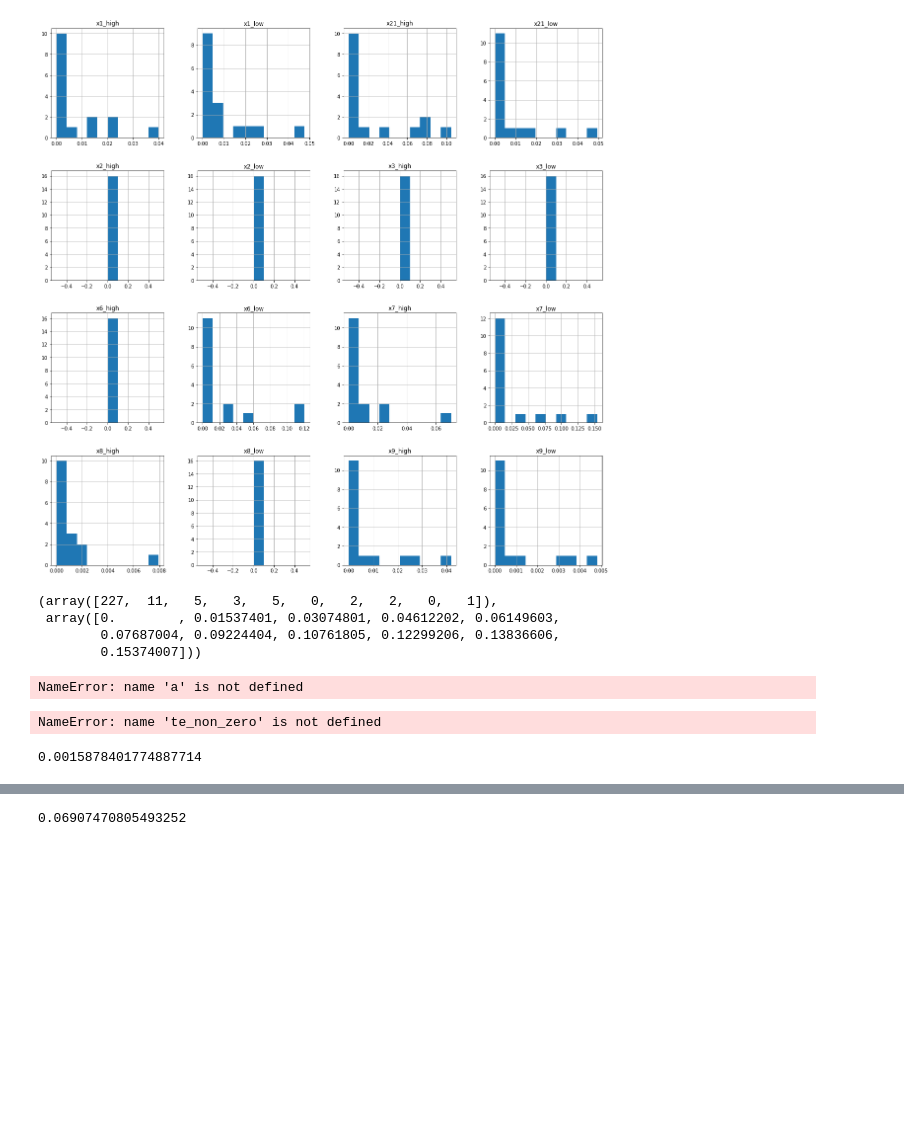
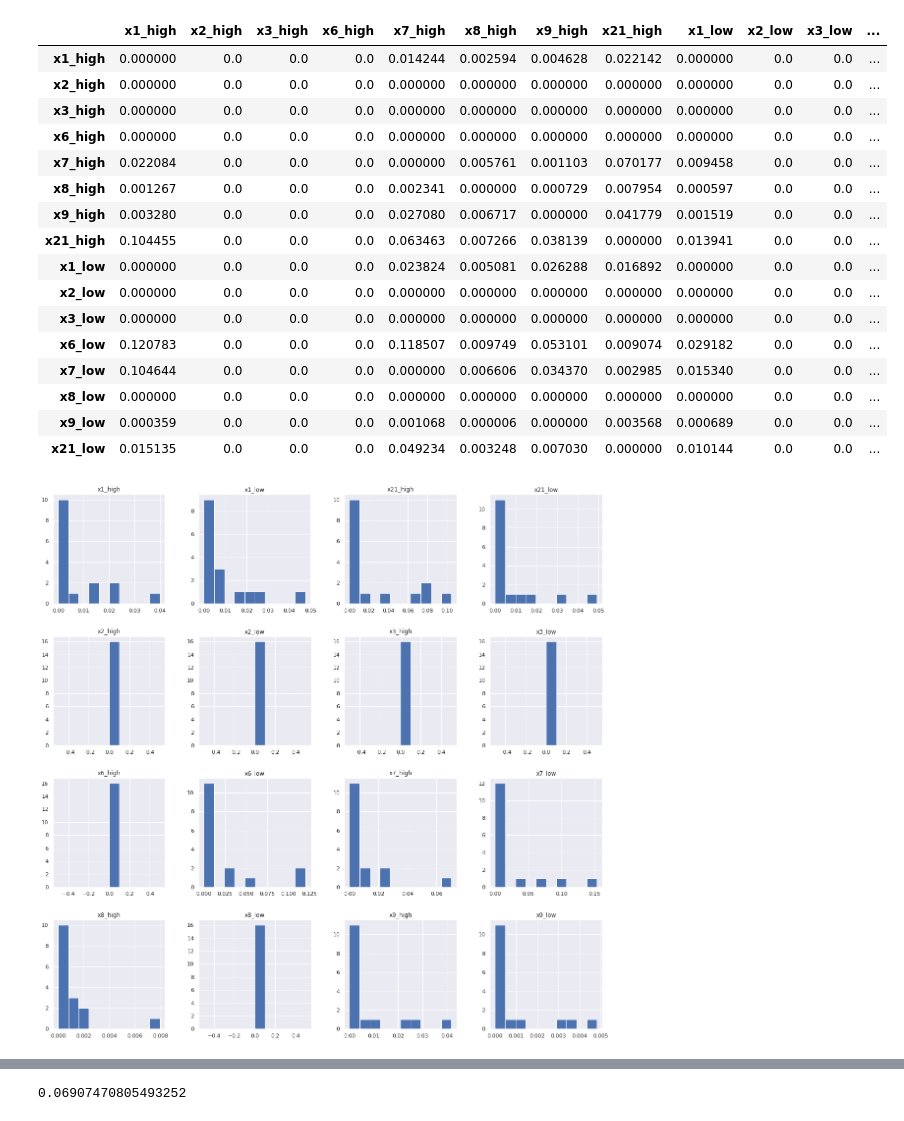
Before and after one commit to ruteee/pesquisa, a Jupyter notebook: resultados_defesa.ipynb, the cells around one changed output, grey strips where cells are left out. Cells and saved outputs as stored; diff of their text form; code cells hidden in the pictures; blank space fills up the shorter version.

```diff
--- a/resultados_defesa.ipynb
+++ b/resultados_defesa.ipynb
@@ -49,34 +50,36 @@ dist6_novo_alm.index= pd.to_datetime(dist6_novo_alm.index, unit='min')
 # %%
 dist6_novo_alm_5 = te.apply_roll_mean(dist6_novo_alm,5)
+# %%
+
+df_te_11_50 = pd.read_csv("resultados_defesa/df_te_novo50_k1l1.csv", index_col=0)
+
+
+names = high_names+low_names
+rename = {key:value for key, value in zip(df_te_11_50.columns,names)}
+df_te_11_50.rename(rename, axis='columns')
+# %% [output]
+|  | x1_high | x2_high | x3_high | x6_high | x7_high | x8_high | x9_high | x21_high | x1_low | x2_low | x3_low | ... |
+| x1_high | 0.000000 | 0.0 | 0.0 | 0.0 | 0.014244 | 0.002594 | 0.004628 | 0.022142 | 0.000000 | 0.0 | 0.0 | ... |
+| x2_high | 0.000000 | 0.0 | 0.0 | 0.0 | 0.000000 | 0.000000 | 0.000000 | 0.000000 | 0.000000 | 0.0 | 0.0 | ... |
+| x3_high | 0.000000 | 0.0 | 0.0 | 0.0 | 0.000000 | 0.000000 | 0.000000 | 0.000000 | 0.000000 | 0.0 | 0.0 | ... |
+| x6_high | 0.000000 | 0.0 | 0.0 | 0.0 | 0.000000 | 0.000000 | 0.000000 | 0.000000 | 0.000000 | 0.0 | 0.0 | ... |
+| x7_high | 0.022084 | 0.0 | 0.0 | 0.0 | 0.000000 | 0.005761 | 0.001103 | 0.070177 | 0.009458 | 0.0 | 0.0 | ... |
+| x8_high | 0.001267 | 0.0 | 0.0 | 0.0 | 0.002341 | 0.000000 | 0.000729 | 0.007954 | 0.000597 | 0.0 | 0.0 | ... |
+| x9_high | 0.003280 | 0.0 | 0.0 | 0.0 | 0.027080 | 0.006717 | 0.000000 | 0.041779 | 0.001519 | 0.0 | 0.0 | ... |
+| x21_high | 0.104455 | 0.0 | 0.0 | 0.0 | 0.063463 | 0.007266 | 0.038139 | 0.000000 | 0.013941 | 0.0 | 0.0 | ... |
+| x1_low | 0.000000 | 0.0 | 0.0 | 0.0 | 0.023824 | 0.005081 | 0.026288 | 0.016892 | 0.000000 | 0.0 | 0.0 | ... |
+| x2_low | 0.000000 | 0.0 | 0.0 | 0.0 | 0.000000 | 0.000000 | 0.000000 | 0.000000 | 0.000000 | 0.0 | 0.0 | ... |
+| x3_low | 0.000000 | 0.0 | 0.0 | 0.0 | 0.000000 | 0.000000 | 0.000000 | 0.000000 | 0.000000 | 0.0 | 0.0 | ... |
+| x6_low | 0.120783 | 0.0 | 0.0 | 0.0 | 0.118507 | 0.009749 | 0.053101 | 0.009074 | 0.029182 | 0.0 | 0.0 | ... |
+| x7_low | 0.104644 | 0.0 | 0.0 | 0.0 | 0.000000 | 0.006606 | 0.034370 | 0.002985 | 0.015340 | 0.0 | 0.0 | ... |
+| x8_low | 0.000000 | 0.0 | 0.0 | 0.0 | 0.000000 | 0.000000 | 0.000000 | 0.000000 | 0.000000 | 0.0 | 0.0 | ... |
+| x9_low | 0.000359 | 0.0 | 0.0 | 0.0 | 0.001068 | 0.000006 | 0.000000 | 0.003568 | 0.000689 | 0.0 | 0.0 | ... |
+| x21_low | 0.015135 | 0.0 | 0.0 | 0.0 | 0.049234 | 0.003248 | 0.007030 | 0.000000 | 0.010144 | 0.0 | 0.0 | ... |
 # %%
-df_te_11_50 = pd.read_csv("resultados_defesa/df_te_novo50_k1l1.csv", index_col=0)
 (df_te_11_50.transpose()).hist(figsize=(20,20))
 plt.show()
 # %% [output]
-[figure, old version]
+[figure, new version]
 # %%
 df_te_11_50 = pd.read_csv("resultados_defesa/df_te_novo50_k1l1.csv",index_col=0)
 df_te_lag_11_50 = pd.read_csv("resultados_defesa/df_lags_novo50_k1l1.csv", index_col=0)
-h = np.histogram(df_te_11_50.values)
-h
-# %% [output]
-(array([227,  11,   5,   3,   5,   0,   2,   2,   0,   1]),
- array([0.        , 0.01537401, 0.03074801, 0.04612202, 0.06149603,
-        0.07687004, 0.09224404, 0.10761805, 0.12299206, 0.13836606,
-        0.15374007]))
-# %%
-te_full = df_te_11_50.values.reshape(256)
-te_non_zero = a[a>0]
-plt.hist(te_non_zero, bins=100)
-# %% [output]
-NameError: name 'a' is not defined
-# %%
-q3 = np.percentile(te_non_zero, 75)
-q1 = np.percentile(te_non_zero, 25)
-q3 + 1.5*(q3-q1)
-# %% [output]
-NameError: name 'te_non_zero' is not defined
-# %%
-q3
-# %% [output]
-0.0015878401774887714
```
Also changed, not shown: parts of 8 cells of this notebook.
